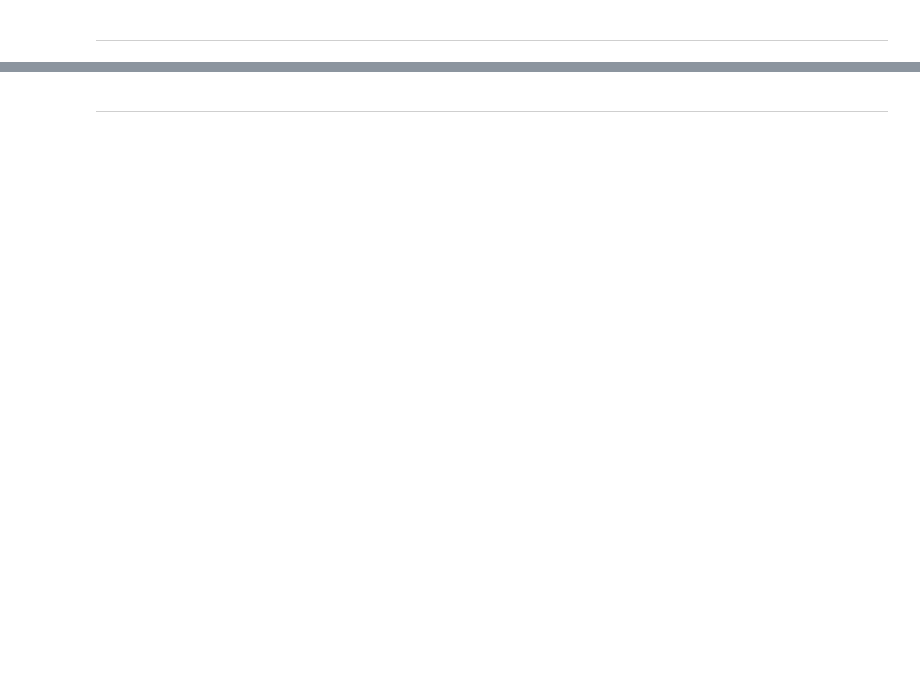
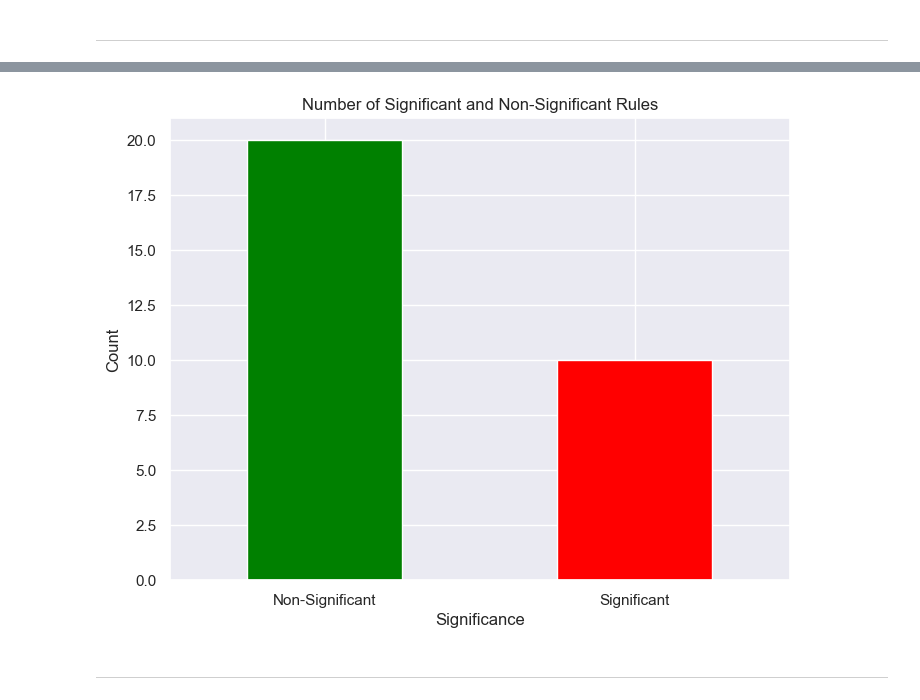
Before and after one commit to mmartyna123/InformationRetrieval, a Jupyter notebook: Lab6/Lab6IR.ipynb, the cells around one changed output, grey strips where cells are left out. Saved outputs shown, nothing was run; the diff lists cells and outputs as text; code cells hidden in the pictures; blank space fills up the shorter version.

```diff
--- a/Lab6/Lab6IR.ipynb
+++ b/Lab6/Lab6IR.ipynb
@@ -322,2 +447,16 @@ plt.show()
+# %%
+# Count the number of significant and non-significant rules
+significance_counts = results_df['significant'].value_counts()
+
+# Plot the bar chart
+plt.figure(figsize=(8, 6))
+significance_counts.plot(kind='bar', color=['green', 'red'])
+plt.title('Number of Significant and Non-Significant Rules')
+plt.xlabel('Significance')
+plt.ylabel('Count')
+plt.xticks(ticks=[0, 1], labels=['Non-Significant', 'Significant'], rotation=0)
+plt.show()
+# %% [output]
+[figure, added]
 # %% [markdown]
 -----
```
Also changed, not shown: parts of 10 cells of this notebook.
